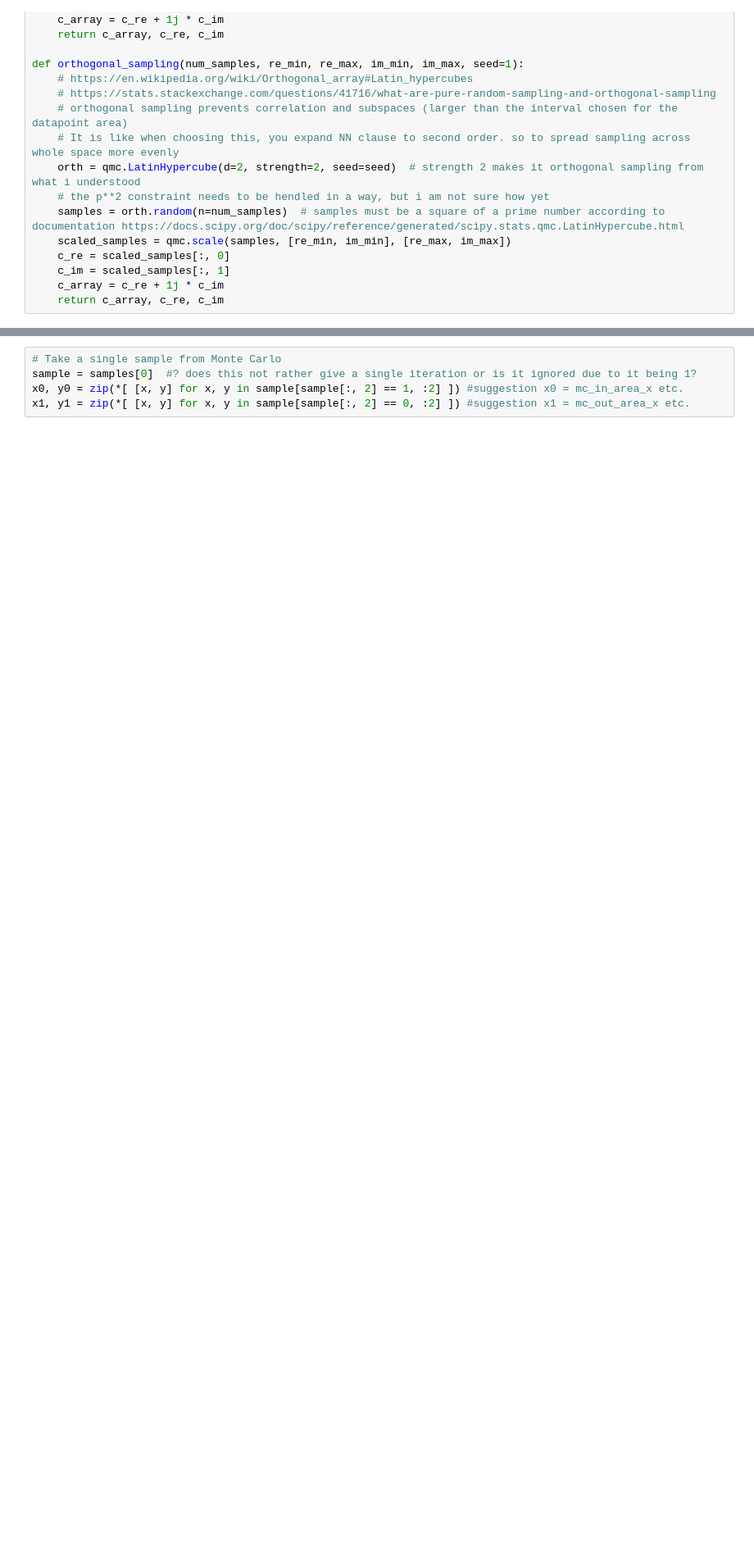
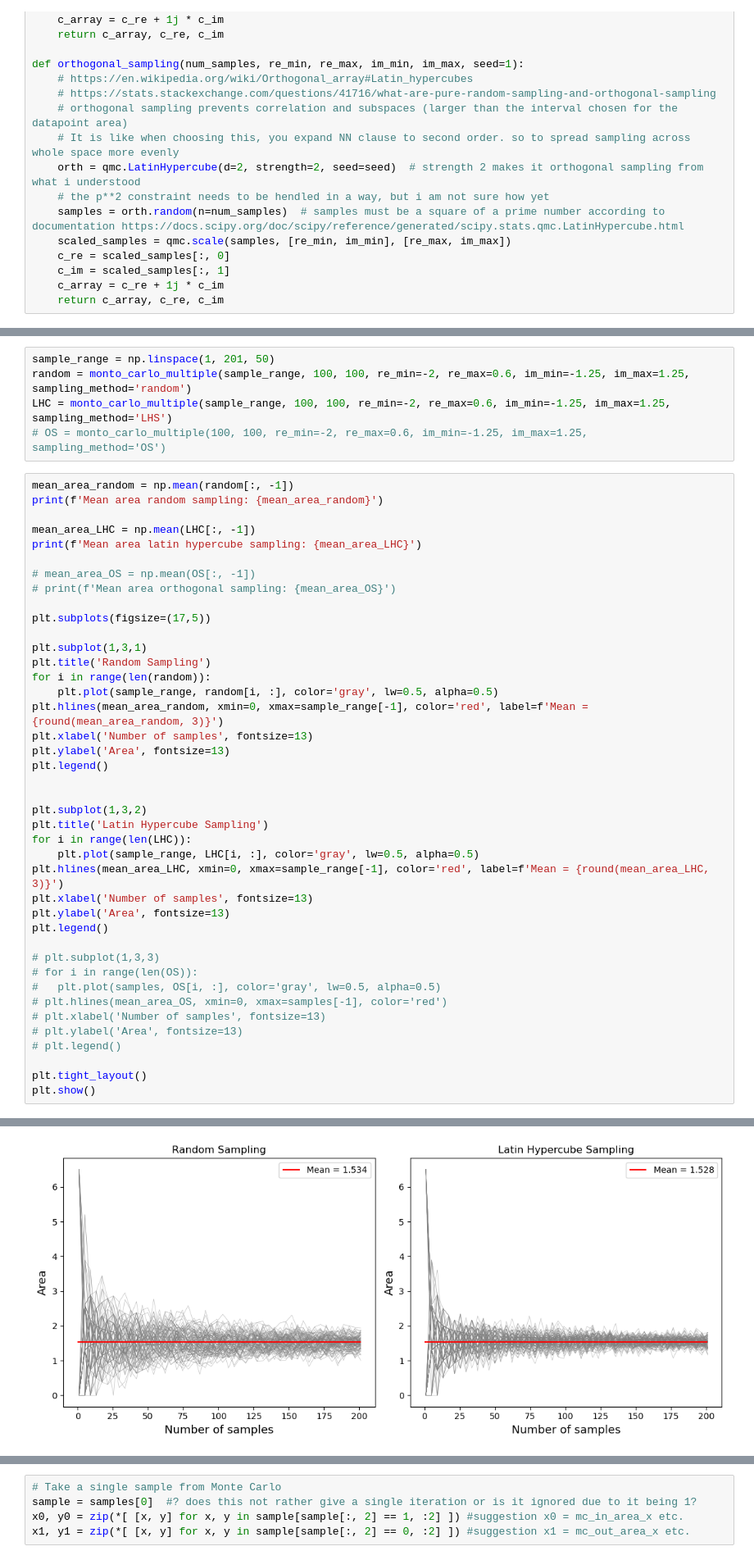
Before and after one commit to NaniHazbolatow/5284STSI6Y, a Jupyter notebook: Assignment 1/Assignment1.ipynb, the cells around one changed output, grey strips where cells are left out. Shown at 82% size. Cells and saved outputs as stored; diff of their text form; blank space fills up the shorter version.

Commit message:
Added plots for area vs. sample size for different sampling methods

```diff
--- a/Assignment 1/Assignment1.ipynb
+++ b/Assignment 1/Assignment1.ipynb
@@ -126,0 +169,47 @@ def monte_carlo(num_iterations, num_samples, max_length_set, re_min, re_max, im_
+# %%
+sample_range = np.linspace(1, 201, 50)
+random = monto_carlo_multiple(sample_range, 100, 100, re_min=-2, re_max=0.6, im_min=-1.25, im_max=1.25, sampling_method='random')
+LHC = monto_carlo_multiple(sample_range, 100, 100, re_min=-2, re_max=0.6, im_min=-1.25, im_max=1.25, sampling_method='LHS')
+# OS = monto_carlo_multiple(100, 100, re_min=-2, re_max=0.6, im_min=-1.25, im_max=1.25, sampling_method='OS')
+# %%
+mean_area_random = np.mean(random[:, -1])
+print(f'Mean area random sampling: {mean_area_random}')
+
+mean_area_LHC = np.mean(LHC[:, -1])
+print(f'Mean area latin hypercube sampling: {mean_area_LHC}')
+
+# mean_area_OS = np.mean(OS[:, -1])
+# print(f'Mean area orthogonal sampling: {mean_area_OS}')
+
+plt.subplots(figsize=(17,5))
+
+plt.subplot(1,3,1)
+plt.title('Random Sampling')
+for i in range(len(random)):
+	plt.plot(sample_range, random[i, :], color='gray', lw=0.5, alpha=0.5)
+plt.hlines(mean_area_random, xmin=0, xmax=sample_range[-1], color='red', label=f'Mean = {round(mean_area_random, 3)}')
+plt.xlabel('Number of samples', fontsize=13)
+plt.ylabel('Area', fontsize=13)
+plt.legend()
+
+
+plt.subplot(1,3,2)
+plt.title('Latin Hypercube Sampling')
+for i in range(len(LHC)):
+	plt.plot(sample_range, LHC[i, :], color='gray', lw=0.5, alpha=0.5)
+plt.hlines(mean_area_LHC, xmin=0, xmax=sample_range[-1], color='red', label=f'Mean = {round(mean_area_LHC, 3)}')
+plt.xlabel('Number of samples', fontsize=13)
+plt.ylabel('Area', fontsize=13)
+plt.legend()
+
+# plt.subplot(1,3,3)
+# for i in range(len(OS)):
+# 	plt.plot(samples, OS[i, :], color='gray', lw=0.5, alpha=0.5)
+# plt.hlines(mean_area_OS, xmin=0, xmax=samples[-1], color='red')
+# plt.xlabel('Number of samples', fontsize=13)
+# plt.ylabel('Area', fontsize=13)
+# plt.legend()
+
+plt.tight_layout()
+plt.show()
+# %% [output]
@@ -126,0 +218 @@ def monte_carlo(num_iterations, num_samples, max_length_set, re_min, re_max, im_
+[figure, added]
```
Also changed, not shown: parts of 8 cells of this notebook.
